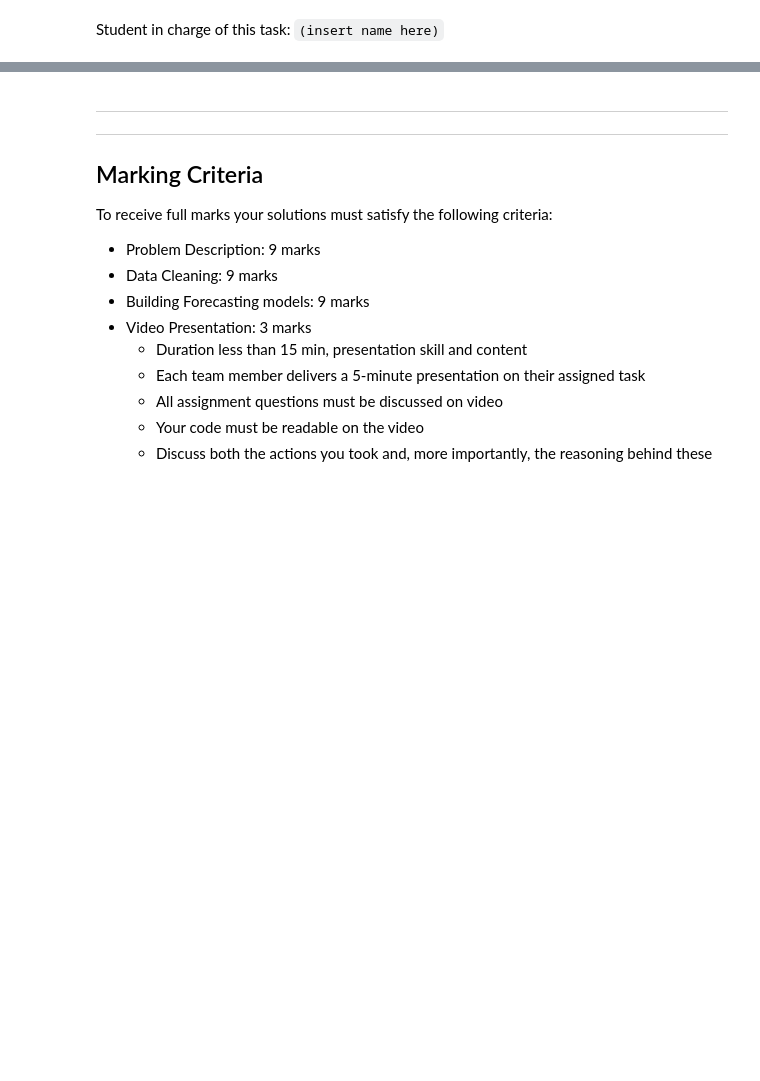
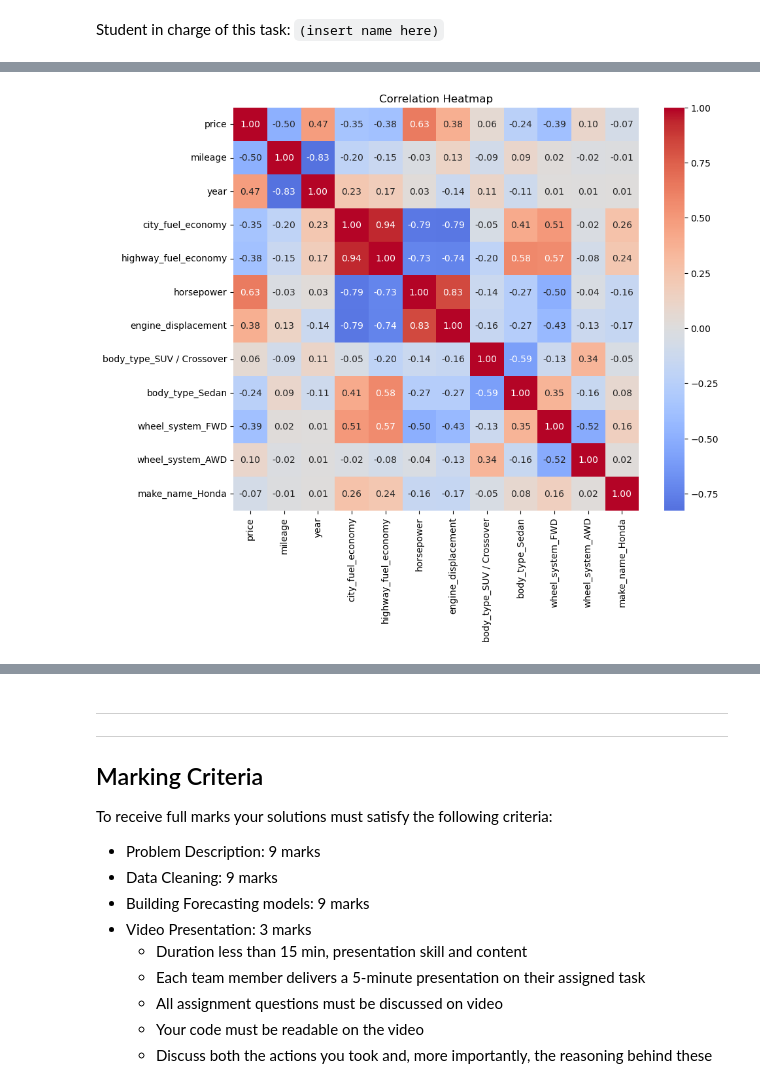
Before and after one commit to ShaneWester/Python, a Jupyter notebook: Kaggle_Competition Predictor Models.ipynb, the cells around one changed output, grey strips where cells are left out. Saved outputs shown, nothing was run; the diff lists cells and outputs as text; code cells hidden in the pictures; blank space fills up the shorter version.

```diff
--- a/Kaggle_Competition Predictor Models.ipynb
+++ b/Kaggle_Competition Predictor Models.ipynb
@@ -156,0 +155,2 @@ Student in charge of this task: `(insert name here)`
+# %%
+train_data_imputed = pd.read_csv('train_processed_imputed.csv')
@@ -156,0 +164,14 @@ Student in charge of this task: `(insert name here)`
+# %%
+selected_columns = [col for col in selected_columns if col in train_data_imputed.columns]
+train_data_selected = train_data_imputed[selected_columns]
+# %%
+correlation_matrix = train_data_selected.corr()
+target_correlation = correlation_matrix['price'].sort_values(ascending=False)
+# %%
+#heatmap
+plt.figure(figsize=(10, 8))
+sns.heatmap(correlation_matrix, annot=True, cmap='coolwarm', center=0, fmt=".2f")
+plt.title("Correlation Heatmap")
+plt.show()
+# %% [output]
+[figure, added]
```
Also changed, not shown: parts of 13 cells of this notebook.
